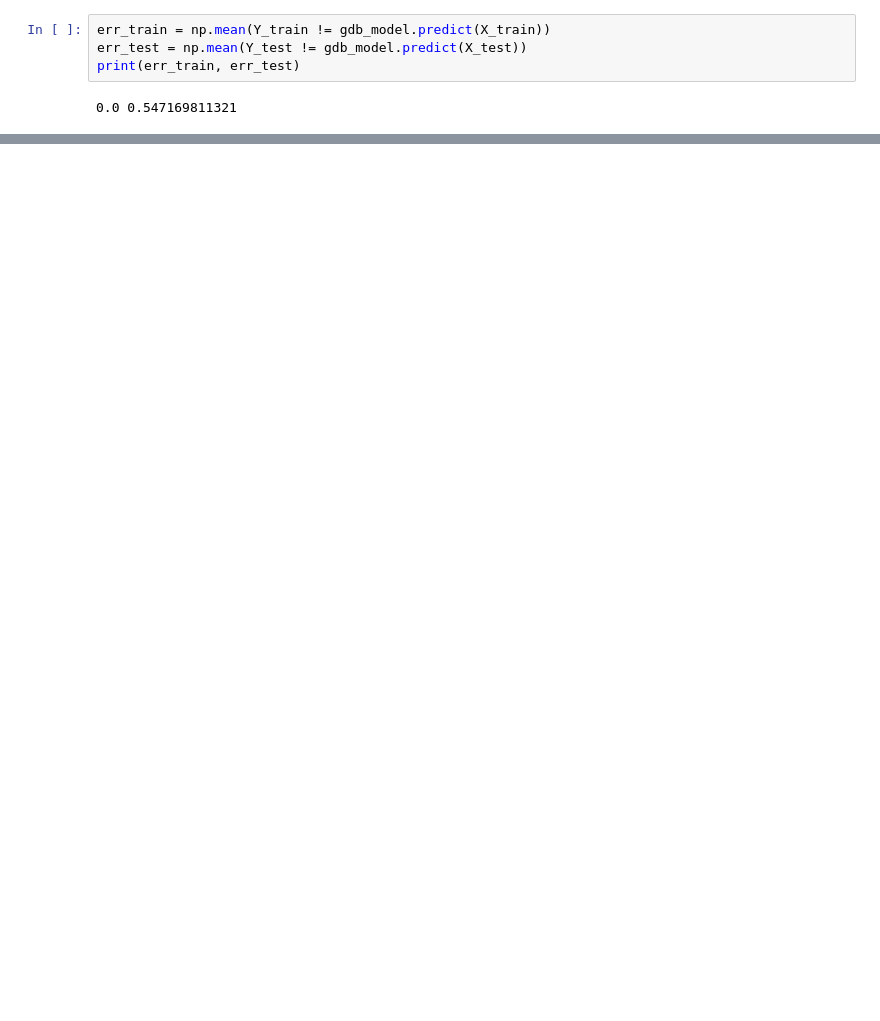
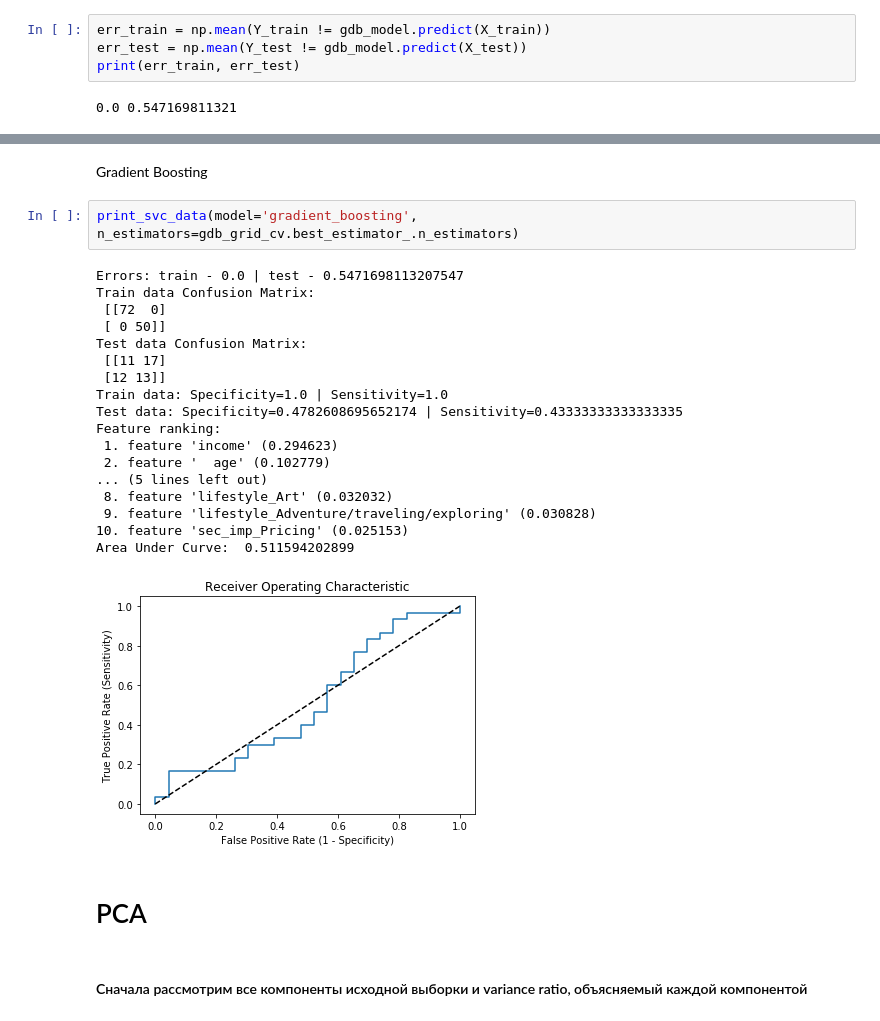
Before and after one commit to andrey-golubev/python-sandbox, a Jupyter notebook: data_analysis_7.ipynb, the cells around one changed output, grey strips where cells are left out. Saved outputs shown, nothing was run; the diff lists cells and outputs as text; blank space fills up the shorter version.

```diff
--- a/data_analysis_7.ipynb
+++ b/data_analysis_7.ipynb
@@ -204,0 +294,27 @@ pass
+# %% [markdown]
+Gradient Boosting
+# %%
+print_svc_data(model='gradient_boosting', n_estimators=gdb_grid_cv.best_estimator_.n_estimators)
+# %% [output]
+Errors: train - 0.0 | test - 0.5471698113207547
+Train data Confusion Matrix:
+ [[72  0]
+ [ 0 50]]
+Test data Confusion Matrix:
+ [[11 17]
+ [12 13]]
+Train data: Specificity=1.0 | Sensitivity=1.0
+Test data: Specificity=0.4782608695652174 | Sensitivity=0.43333333333333335
+Feature ranking:
+ 1. feature 'income' (0.294623)
+ 2. feature '  age' (0.102779)
+... (5 lines left out)
+ 8. feature 'lifestyle_Art' (0.032032)
+ 9. feature 'lifestyle_Adventure/traveling/exploring' (0.030828)
+10. feature 'sec_imp_Pricing' (0.025153)
+Area Under Curve:  0.511594202899
+[figure, added]
+# %% [markdown]
+# PCA
+# %% [markdown]
+#### Сначала рассмотрим все компоненты исходной выборки и variance ratio, объясняемый каждой компонентой
```
Also changed, not shown: parts of 33 cells of this notebook.
